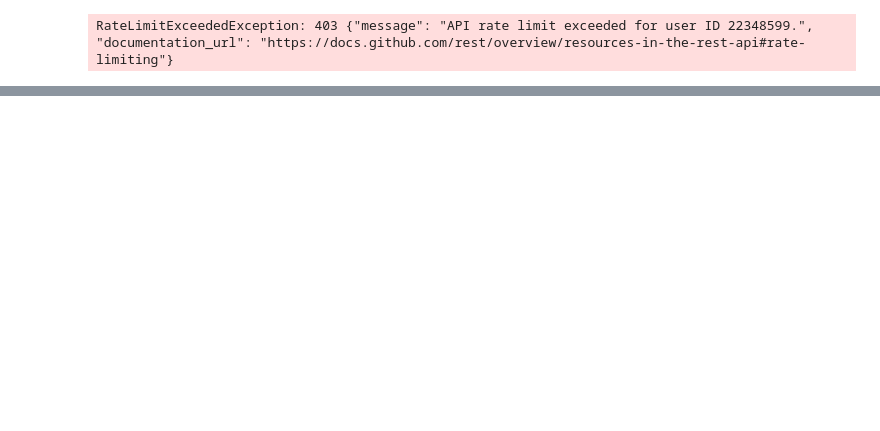
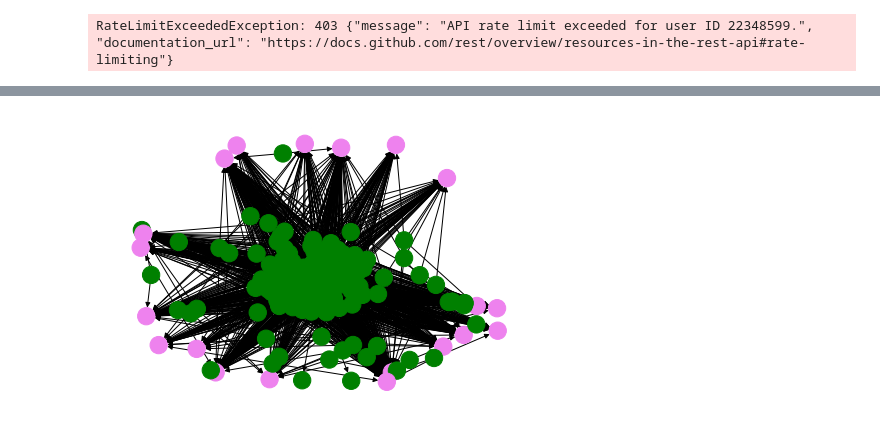
Before and after one commit to michaelcrawford35/github-distributed-mining, a Jupyter notebook: distributed-mining.ipynb, the cells around one changed output, grey strips where cells are left out. Cells and saved outputs as stored; diff of their text form; code cells hidden in the pictures; blank space fills up the shorter version.

```diff
--- a/distributed-mining.ipynb
+++ b/distributed-mining.ipynb
@@ -35,0 +137,14 @@ nx.write_gpickle(graph, 'repo-start.pkl')
+# %%
+def graph_colors(graph):
+    colormap = {'user': 'green', 'lang':'violet', 'repo': 'blue'}
+    colorlist = []
+    for node in graph.nodes():
+        nodetype = graph.nodes[node]['node_type']
+        colorlist.append(colormap.get(nodetype, 'black'))
+    return colorlist
+# %%
+colors = graph_colors(final_user_to_lang_graph)
+# %%
+nx.draw(final_user_to_lang_graph, node_color=colors)
+# %% [output]
+[figure, added]
```
Also changed, not shown: parts of 20 cells of this notebook, 1 other file.
